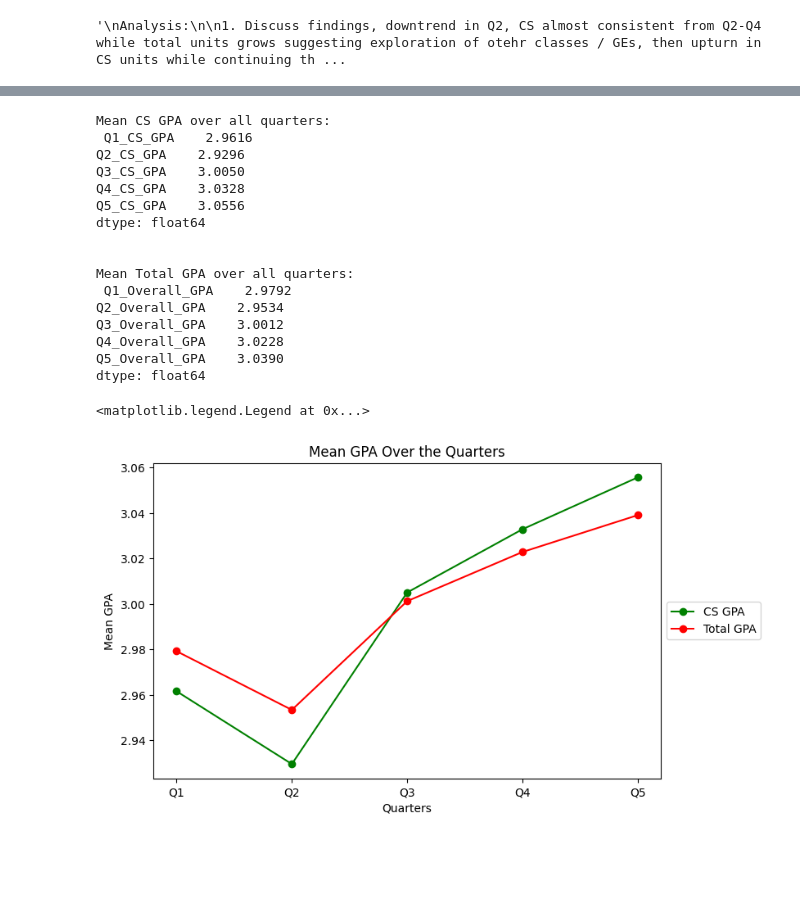
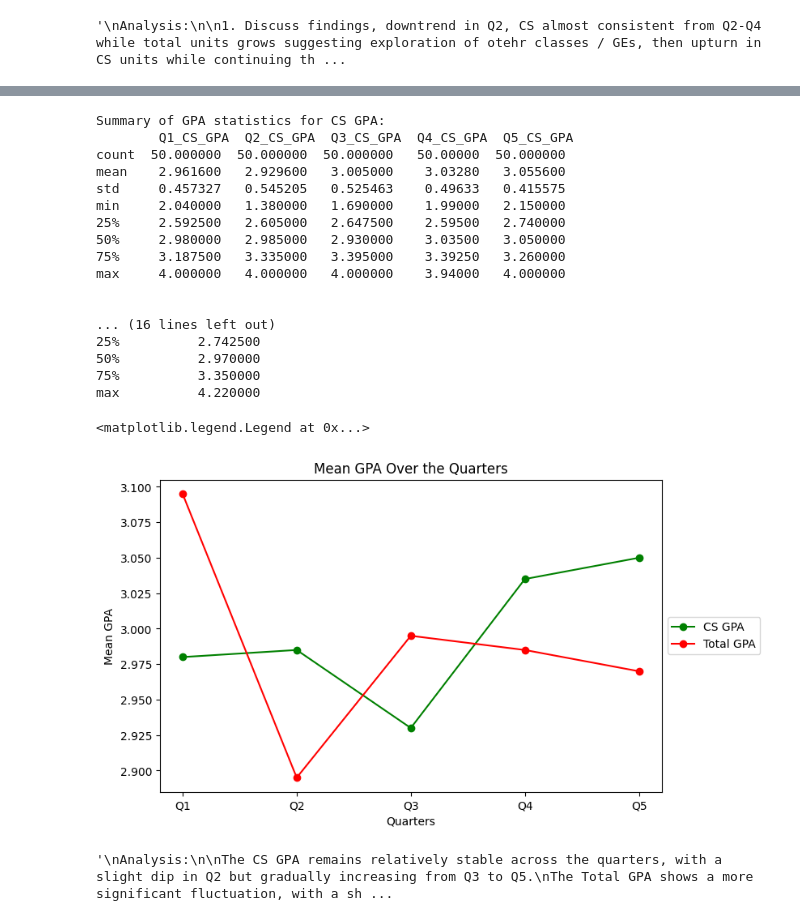
Before and after one commit to atri5/Luplab-data-exploration, a Jupyter notebook: exploration.ipynb, the cells around one changed output, grey strips where cells are left out. Drawn from its saved outputs; the diff is of its cells as text; code cells hidden in the pictures; blank space fills up the shorter version.

Commit message:
Analysis of GPAs between quarters, fixed metric used for doing so

```diff
--- a/exploration.ipynb
+++ b/exploration.ipynb
@@ -101,41 +126,45 @@ Analysis:
 # %%
 #Now, we can cross reference the above graph with the trend in GPAs for both CS related courses versus cumulative course GPA.
 
-mean_cs_gpa = df[['Q1_CS_GPA', 'Q2_CS_GPA', 'Q3_CS_GPA', 'Q4_CS_GPA', 'Q5_CS_GPA']].mean()
+med_cs_gpa = df[['Q1_CS_GPA', 'Q2_CS_GPA', 'Q3_CS_GPA', 'Q4_CS_GPA', 'Q5_CS_GPA']].median()
+cs_summary = df[['Q1_CS_GPA', 'Q2_CS_GPA', 'Q3_CS_GPA', 'Q4_CS_GPA', 'Q5_CS_GPA']].describe()
 
-print("Mean CS GPA over all quarters:\n", mean_cs_gpa)
+
+print("Summary of GPA statistics for CS GPA: \n", cs_summary)
 print('\n')
 
-mean_tot_gpa = df[['Q1_Overall_GPA', 'Q2_Overall_GPA', 'Q3_Overall_GPA', 'Q4_Overall_GPA', 'Q5_Overall_GPA']].mean()
-print("Mean Total GPA over all quarters:\n", mean_tot_gpa)
+med_tot_gpa = df[['Q1_Overall_GPA', 'Q2_Overall_GPA', 'Q3_Overall_GPA', 'Q4_Overall_GPA', 'Q5_Overall_GPA']].median()
+tot_summary = mean_tot_gpa = df[['Q1_Overall_GPA', 'Q2_Overall_GPA', 'Q3_Overall_GPA', 'Q4_Overall_GPA', 'Q5_Overall_GPA']].describe()
+print("Summary of GPA statistics for Overall GPA \n", tot_summary)
 
 
 #We can now compare these trends to the original graph:
 quarters = ['Q1', 'Q2', 'Q3', 'Q4', 'Q5']
 plt.figure(figsize=(8, 5))
-plt.plot(quarters, mean_cs_gpa.values, marker='o', linestyle='-', color='g', label = 'CS GPA')
-plt.plot(quarters, mean_tot_gpa.values, marker='o', linestyle='-', color='r', label = 'Total GPA')
+plt.plot(quarters, med_cs_gpa.values, marker='o', linestyle='-', color='g', label = 'CS GPA')
+plt.plot(quarters, med_tot_gpa.values, marker='o', linestyle='-', color='r', label = 'Total GPA')
 
 plt.title('Mean GPA Over the Quarters')
 plt.xlabel('Quarters')
 plt.ylabel('Mean GPA')
 plt.legend(loc='center left', bbox_to_anchor=(1, 0.5))
 # %% [output]
-Mean CS GPA over all quarters:
- Q1_CS_GPA    2.9616
-Q2_CS_GPA    2.9296
-Q3_CS_GPA    3.0050
-Q4_CS_GPA    3.0328
-Q5_CS_GPA    3.0556
-dtype: float64
+Summary of GPA statistics for CS GPA:
+        Q1_CS_GPA  Q2_CS_GPA  Q3_CS_GPA  Q4_CS_GPA  Q5_CS_GPA
+count  50.000000  50.000000  50.000000   50.00000  50.000000
+mean    2.961600   2.929600   3.005000    3.03280   3.055600
+std     0.457327   0.545205   0.525463    0.49633   0.415575
+min     2.040000   1.380000   1.690000    1.99000   2.150000
+25%     2.592500   2.605000   2.647500    2.59500   2.740000
+50%     2.980000   2.985000   2.930000    3.03500   3.050000
+75%     3.187500   3.335000   3.395000    3.39250   3.260000
+max     4.000000   4.000000   4.000000    3.94000   4.000000
 
 
-Mean Total GPA over all quarters:
- Q1_Overall_GPA    2.9792
-Q2_Overall_GPA    2.9534
-Q3_Overall_GPA    3.0012
-Q4_Overall_GPA    3.0228
-Q5_Overall_GPA    3.0390
-dtype: float64
+... (16 lines left out)
+25%          2.742500
+50%          2.970000
+75%          3.350000
+max          4.220000
 <matplotlib.legend.Legend at 0x...>
-[figure, old version]
+[figure, new version]
@@ -152,0 +171,13 @@ bring down the overall grades of many CS students.
+# %%
+'''
+Analysis:
+
+#1: The CS GPA remains relatively stable across the quarters, with a slight dip in Q2 but gradually increasing from Q3 to Q5.
+#2: The Total GPA shows a more significant fluctuation, with a sharp decline from Q1 to Q2 and then stabilizing around Q3 before slightly dropping again in Q5.
+#3: There is a notable drop in the Total GPA in Q2, while the CS GPA remained consistent. This suggests a particularly difficult quarter for non-CS courses or possibly a general academic challenge during the students second quarter at the university.
+This does not suggest that the student is taking more non-CS courses due to the stability of the relationship between CS and total units on average, suggesting that the quarter itself, timestamped as the winter quarter for most, is the most difficult for all students in the university.
+#4: Even as the CS GPA rises from Q4-Q5, the Total GPA remains to decrease on average, emphasizing the difficulty of non-CS courses for GE requirements.
+
+'''
+# %% [output]
+'\nAnalysis:\n\nThe CS GPA remains relatively stable across the quarters, with a slight dip in Q2 but gradually increasing from Q3 to Q5.\nThe Total GPA shows a more significant fluctuation, with a sh ...
```
Also changed, not shown: parts of 7 cells of this notebook.
